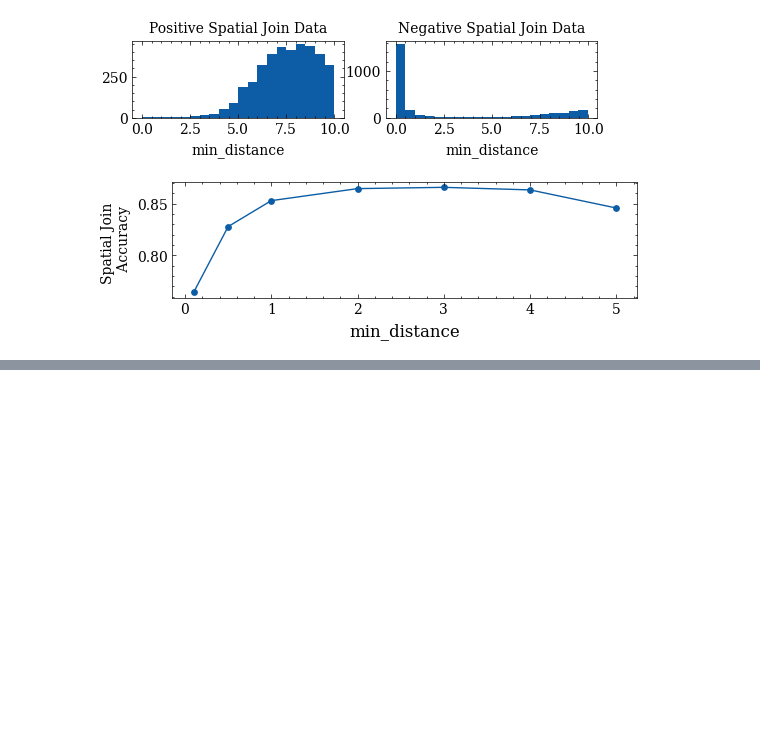
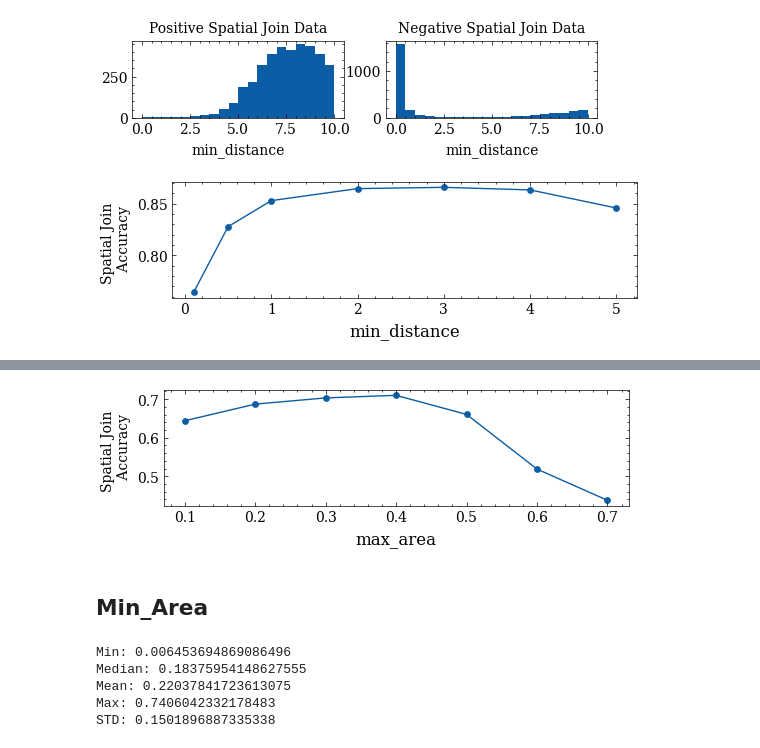
Before and after one commit to BeanHam/2024-spatial-data-integration, a Jupyter notebook: join_task/inference_results/heuristics.ipynb, the cells around one changed output, grey strips where cells are left out. Drawn from its saved outputs; the diff is of its cells as text; code cells hidden in the pictures; blank space fills up the shorter version.

```diff
--- a/join_task/inference_results/heuristics.ipynb
+++ b/join_task/inference_results/heuristics.ipynb
@@ -117,0 +155,31 @@ pass
+# %%
+metrics=[0.1,0.2,0.3,0.4,0.5,0.6,0.7]
+accuracy=[]
+for m in metrics:
+    pred=np.array(train['max_area'])>=m
+    accuracy.append(accuracy_score(train_gt, pred))
+plt.figure(figsize=(6,1.5))
+plt.plot(metrics,accuracy,label='accuracy')
+plt.scatter(metrics, accuracy,s=15)
+plt.ylabel('Spatial Join \n Accuracy', fontsize=10)
+plt.xlabel('max_area', fontsize=12)
+#plt.savefig(f"../../misc/join_task_min_distance_train_acc.png", bbox_inches='tight',pad_inches=0.01, dpi=600)
+pass
+# %% [output]
+[figure, added]
+# %% [markdown]
+## Min_Area
+# %%
+name='min_area'
+data=train
+print('Min:', np.min(data[name]))
+print('Median:', np.median(data[name]))
+print('Mean:', np.mean(data[name]))
+print('Max:', np.max(data[name]))
+print('STD:', np.std(data[name]))
+# %% [output]
+Min: 0.006453694869086496
+Median: 0.18375954148627555
+Mean: 0.22037841723613075
+Max: 0.7406042332178483
+STD: 0.1501896887335338
```
Also changed, not shown: parts of 26 cells of this notebook, 9 other files.
